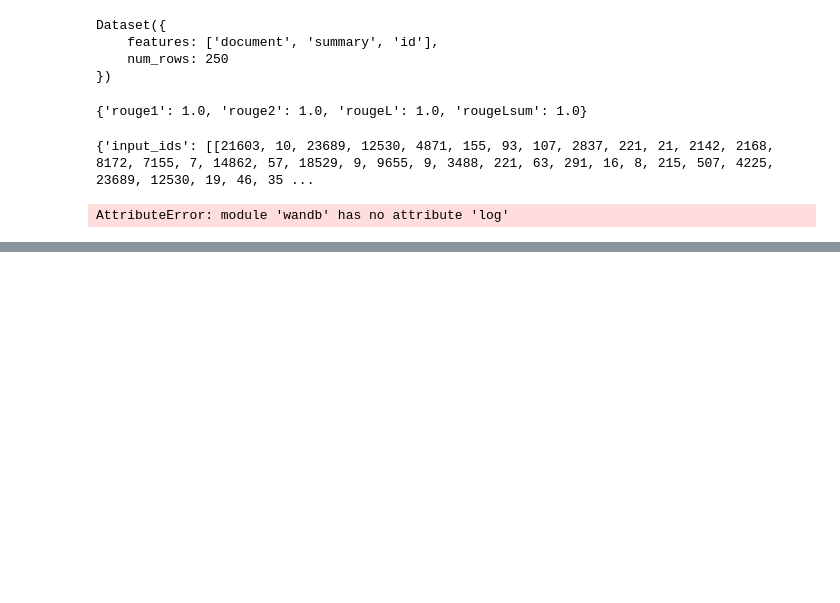
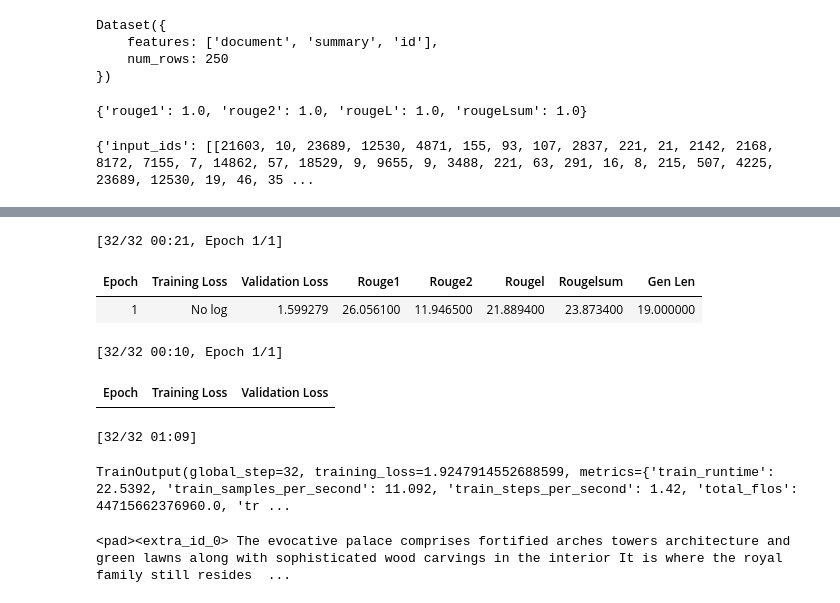
Before and after one commit to Roamify-Research/Machine-Learning, a Jupyter notebook: LLMs/simple_transformers_tuning_t5.ipynb, the cells around one changed output, grey strips where cells are left out. Saved outputs shown, nothing was run; the diff lists cells and outputs as text; code cells hidden in the pictures; blank space fills up the shorter version.

Commit message:
Updated training settings to the existing fine tuned model

```diff
--- a/LLMs/simple_transformers_tuning_t5.ipynb
+++ b/LLMs/simple_transformers_tuning_t5.ipynb
@@ -47,7 +65,7 @@ MPS is available. Using MPS device.
 # %%
 training_data = []
 count = 0
-with open("../NLP Processing/after_scraping/Fine-Tuning-Datasets/tuning_summarized_data.json", "r") as file:
+with open("tuning_summarized_data.json", "r") as file:
     context_data = json.load(file)
     for context in context_data:
       training_data.append({"document": context["context"], "summary":context["summary"] , "id": count})
@@ -83,17 +101,14 @@ else:
 # %%
 max_input_length = 1024
 max_target_length = 512
+prefix = "summarize: "
+
 def preprocess_function(examples):
     inputs = [prefix + doc for doc in examples["document"]]
-    model_inputs = tokenizer(inputs, max_length=max_input_length, truncation=True)
-
-    # Setup the tokenizer for targets
-    labels = tokenizer(text_target=examples["summary"], max_length=max_target_length, truncation=True)
-
+    model_inputs = tokenizer(inputs, max_length=1024, truncation=True)
+    labels = tokenizer(text=examples["summary"], max_length=128, truncation=True)
     model_inputs["labels"] = labels["input_ids"]
     return model_inputs
-
-preprocess_function(train_dataset[:2])
 # %% [output]
 {'input_ids': [[21603, 10, 23689, 12530, 4871, 155, 93, 107, 2837, 221, 21, 2142, 2168, 8172, 7155, 7, 14862, 57, 18529, 9, 9655, 9, 3488, 221, 63, 291, 16, 8, 215, 507, 4225, 23689, 12530, 19, 46, 35 ...
 # %%
@@ -124,3 +121,17 @@ args = Seq2SeqTrainingArguments(
+# %%
+batch_size = 8
+model_name = model_checkpoint.split("/")[-1]
+training_args = Seq2SeqTrainingArguments(
+  output_dir="./results", # where model checkpoints will be saved
+  evaluation_strategy="epoch", # evaluate model (and save checkpoint) at end of each training epoch
+  learning_rate=2e-5, # learning rate for the optimizer. A learning rate of 2e-5 (or 0.00002) is a common choice for fine-tuning models in NLP tasks.
+  per_device_train_batch_size=10, # 10 examples will be processed simultaneously during training on each device (i.e. gpu or cpu)
+  per_device_eval_batch_size=10, # 10 examples will be processed simultaneously during evaluation on each device  (i.e. gpu or cpu)
+  weight_decay=0.01, # regularization parameter that helps prevent overfitting. It adds an additional term to the cost function related to the size of the model weights, which encourages smaller weights
+  save_total_limit=3, # 3 checkpoints
+  num_train_epochs=10, # Sets the number of epochs for training. An epoch is one complete pass through the entire training dataset.
+  fp16=True, # use 16-bit floating values (as opposed to default 32-bit) which can reduce memory usage and potentially increase training speed, especially on GPUs that support it.
+  )
 # %%
 data_collator = DataCollatorForSeq2Seq(tokenizer, model=model)
 # %%
@@ -151,15 +162,14 @@ def compute_metrics(eval_pred):
     return {k: round(v, 4) for k, v in result.items()}
 # %%
 trainer = Seq2SeqTrainer(
-    model,
-    args,
-    train_dataset=training_dataset,
-    eval_dataset=testing_dataset,
-    data_collator=data_collator,
-    tokenizer=tokenizer,
-    compute_metrics=compute_metrics
-)
+  model=model,
+  args=training_args,
+  train_dataset=training_dataset,
+  eval_dataset=testing_dataset,
+  tokenizer=tokenizer,
+  data_collator=data_collator,
+  )
-# %%
-trainer.train()
-# %% [output]
-AttributeError: module 'wandb' has no attribute 'log'
+# %%
+nltk.download('punkt')
+trainer.train()
+# %% [output]
@@ -166,3 +178,24 @@ AttributeError: module 'wandb' has no attribute 'log'
+[32/32 00:21, Epoch 1/1]
+| Epoch | Training Loss | Validation Loss | Rouge1 | Rouge2 | Rougel | Rougelsum | Gen Len |
+| 1 | No log | 1.599279 | 26.056100 | 11.946500 | 21.889400 | 23.873400 | 19.000000 |
+[32/32 00:10, Epoch 1/1]
+| Epoch | Training Loss | Validation Loss |
+[32/32 01:09]
+TrainOutput(global_step=32, training_loss=1.9247914552688599, metrics={'train_runtime': 22.5392, 'train_samples_per_second': 11.092, 'train_steps_per_second': 1.42, 'total_flos': 44715662376960.0, 'tr ...
+# %%
+def predict_summary(document):
+  device = model.device
+  tokenized = tokenizer([document], truncation =True, padding ='longest',return_tensors='pt')
+  tokenized = {k: v.to(device) for k, v in tokenized.items()}
+  tokenized_result = model.generate(**tokenized, max_length=128)
+  tokenized_result = tokenized_result.to('cpu')
+  predicted_summary = tokenizer.decode(tokenized_result[0])
+  return predicted_summary
+
+document = "Bangalore Palace Winit deshpande for Wikimedia Commons Built by Chamaraja Wodeyar in the year 1887 Bangalore Palace is an inspired design by England s Windsor Castle and is one of the best tourist places in Bangalore The evocative palace comprises fortified arches towers architecture and green lawns along with sophisticated wood carvings in the interior It is where the royal family still resides at the present This architectural creation is nothing less than an epitome The palace has earned foundations that have been attributed to the Wodeyars of Mysore Location Vasanth Nagar BengaluruTimings Sunday to Monday from 10 00 AM to 5 00 PMEntry Fee INR 230 for Indians INR 460 for foreigners Must Read New Year Party In Bangalore"
+print(predict_summary(document))
+# %% [output]
+<pad><extra_id_0> The evocative palace comprises fortified arches towers architecture and green lawns along with sophisticated wood carvings in the interior It is where the royal family still resides  ...
 # %%
 model.push_to_hub("finetuned-attraction_summarization_t5", use_auth_token=access_token)
 # %% [output]
```
Also changed, not shown: parts of 11 cells of this notebook.
